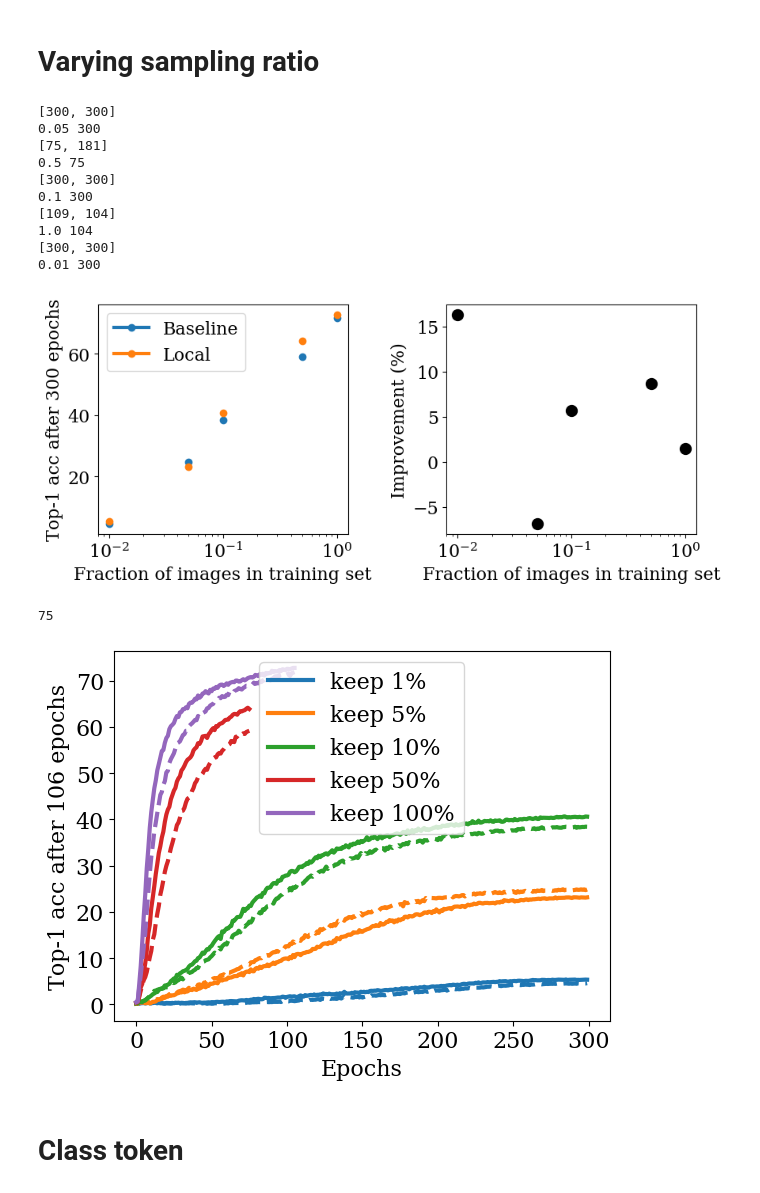
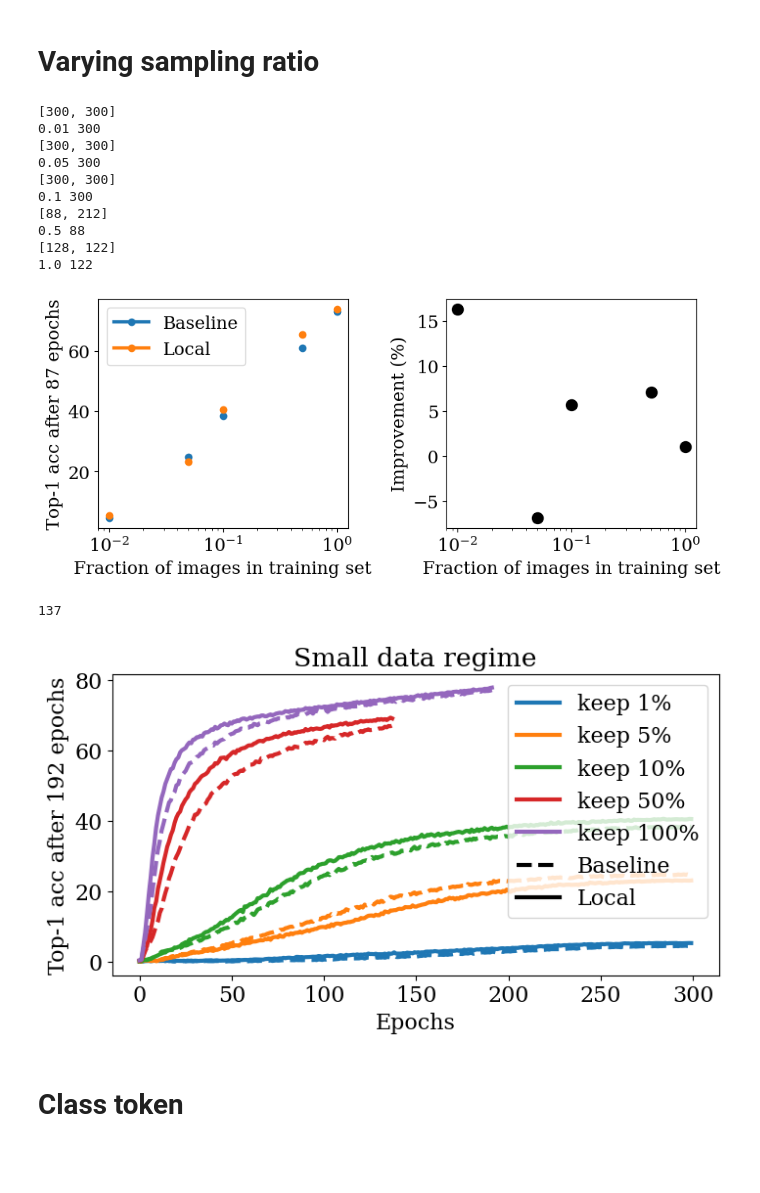
Before and after one commit to sdascoli/deit, a Jupyter notebook: deit.ipynb, the cells around one changed output. Drawn from its saved outputs; the diff is of its cells as text; code cells hidden in the pictures; blank space fills up the shorter version.

```diff
--- a/deit.ipynb
+++ b/deit.ipynb
@@ -79,7 +79,7 @@ for ind in indices:
 
     base = '/checkpoint/leventsagun/deit/'
     paths = sorted(glob.glob(base+'*'), key=os.path.getmtime)
-    paths=[p for p in paths if not p.endswith('init')]
+    paths=[p for p in paths if not p.endswith('pyT')]
     print(paths)
     last = paths[ind]
     path = last
@@ -125,17 +125,16 @@ runs[1]['logs'][0].keys()
 dict_keys(['train_lr', 'train_loss', 'test_loss', 'test_acc1', 'test_acc5', 'attn_dist_0', 'attn_dist_1', 'epoch', 'n_parameters'])
 # %%
 topk=1
-times = range(10,latest,latest//5)
+times = range(20,latest-1,(latest-20)//5-1)
 x, y = [], defaultdict(list)
 for run in runs:
     x.append(run['args'].local_up_to_layer)
     for t in times:
-        acc1[t].append(run['logs'][t]['test_acc{}'.format(topk)])
         y[t].append(run['logs'][t]['test_acc{}'.format(topk)])
 plt.annotate('Baseline',(min(x)+.1,min(y)+.1), color='red')
 
 for t in times:
-    plt.plot(x,y[t], ls='none', marker='o', label='after {} epochs'.format(t))
+    plt.plot(x,y[t], marker='o', label='{} epochs'.format(t))
 plt.legend()
 plt.xlabel('Number of local layers')
 plt.ylabel('Top-{} acc'.format(topk,latest))
@@ -201,40 +200,43 @@ axarr[1].set_ylabel('Improvement (%)'.format(topk))
 plt.tight_layout()
 plt.show()
 # %% [output]
+[300, 300]
+0.01 300
 [300, 300]
 0.05 300
-[75, 181]
-0.5 75
 [300, 300]
 0.1 300
-[109, 104]
-1.0 104
-[300, 300]
-0.01 300
+[88, 212]
+0.5 88
+[128, 122]
+1.0 122
-[figure, old version]
+[figure, new version]
 # %%
 latest = min([len(run['logs']) for run in runs])-1
 print(latest)
 topk=1
 
-plt.figure()
+plt.figure(figsize=(8,4))
 
 for i, sampling_ratio in enumerate(params['sampling_ratio']):
     selected_runs, _ = select_runs(runs, params, {'sampling_ratio':sampling_ratio})
     latest = min([len(run['logs']) for run in selected_runs])
     for run in selected_runs:
         local = run['args'].local_up_to_layer
         plt.plot(range(latest), [run['logs'][k]['test_acc1'] for k in range(latest)], ls='-' if local else '--',
                  label=('keep {0:.0f}%'.format(sampling_ratio*100)) if local else '',
                 color = 'C%d'%i)
 
+plt.plot([],[],color='k',label='Baseline', ls='--')
+plt.plot([],[],color='k',label='Local')
+plt.title('Small data regime')
 plt.legend()
 plt.xlabel('Epochs')
 plt.ylabel('Top-{} acc after {} epochs'.format(topk,latest))
 plt.show()
 # %% [output]
-75
+137
-[figure, old version]
+[figure, new version]
 # %% [markdown]
 # Class token
 # %%
```
Also changed, not shown: parts of 9 cells of this notebook, 4 other files.
